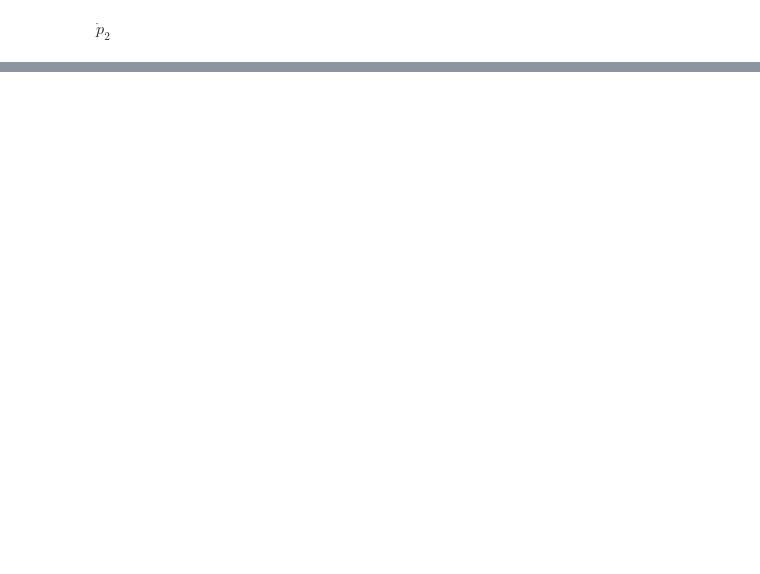
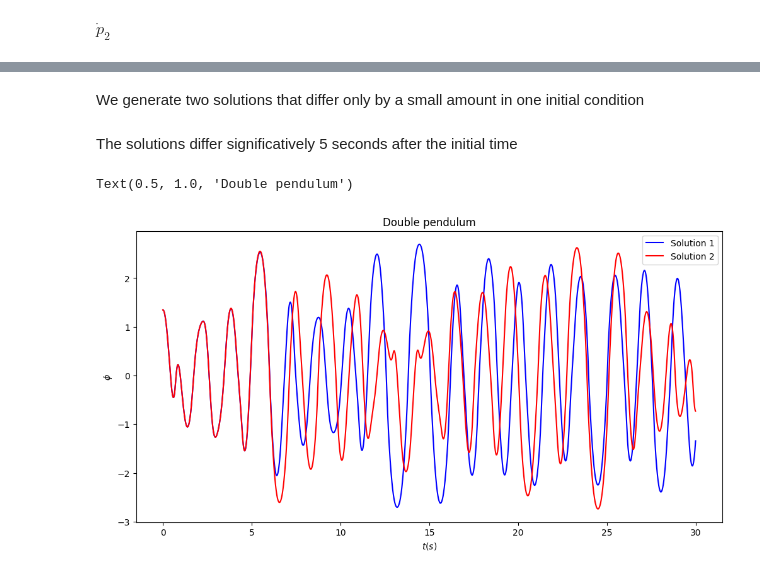
Before and after one commit to Vaquera-Araujo/LabAv2023, a Jupyter notebook: Symbolic and Numerical Projects/Hamiltionian Formalism and Canonical Equations/double_pendulum_hamiltonian.ipynb, the cells around one changed output, grey strips where cells are left out. Saved outputs shown, nothing was run; the diff lists cells and outputs as text; code cells hidden in the pictures; blank space fills up the shorter version.

```diff
--- a/Symbolic and Numerical Projects/Hamiltionian Formalism and Canonical Equations/double_pendulum_hamiltonian.ipynb
+++ b/Symbolic and Numerical Projects/Hamiltionian Formalism and Canonical Equations/double_pendulum_hamiltonian.ipynb
@@ -130,0 +153,8 @@ dot_p2
+# %%
+def derivatives(S,t):
+  phi1_num,phi2_num,p1_num,p2_num=S
+  dphi1dt=num_dot_phi1(t,l1_num,l2_num,m1_num,m2_num,phi1_num,phi2_num,p1_num,p2_num)
+  dphi2dt=num_dot_phi2(t,l1_num,l2_num,m1_num,m2_num,phi1_num,phi2_num,p1_num,p2_num)
+  dp1dt=num_dot_p1(t,l1_num,l2_num,m1_num,m2_num,g_num,phi1_num,phi2_num,p1_num,p2_num)
+  dp2dt=num_dot_p2(t,l1_num,l2_num,m1_num,m2_num,g_num,phi1_num,phi2_num,p1_num,p2_num)
+  return np.array([dphi1dt,dphi2dt,dp1dt,dp2dt])
@@ -130,0 +167,22 @@ dot_p2
+# %%
+t0,tmax,dt=0.0,30.0,0.01 # Initial time, final time, time step (s)
+time=np.arange(t0,tmax+dt,dt)
+# %% [markdown]
+We generate two solutions that differ only by a small amount in one initial condition
+# %%
+answer1= odeint(derivatives,[3*np.pi/7,3*np.pi/4,0.2,0.4],time)
+# %%
+answer2= odeint(derivatives,[3*np.pi/7,3*np.pi/4,0.201,0.4],time)
+# %% [markdown]
+The solutions differ significatively 5 seconds after the initial time
+# %%
+fig1,ax1=plt.subplots(figsize=(12,6))
+ax1.plot(time,answer1[:,0],'b',label=f'Solution 1')
+ax1.plot(time,answer2[:,0],'r',label=f'Solution 2')
+ax1.set_xlabel(r'$t (s)$')
+ax1.set_ylabel(r'$\phi$')
+ax1.legend()
+plt.title('Double pendulum')
+# %% [output]
+Text(0.5, 1.0, 'Double pendulum')
+[figure, added]
```
Also changed, not shown: parts of 24 cells of this notebook.
